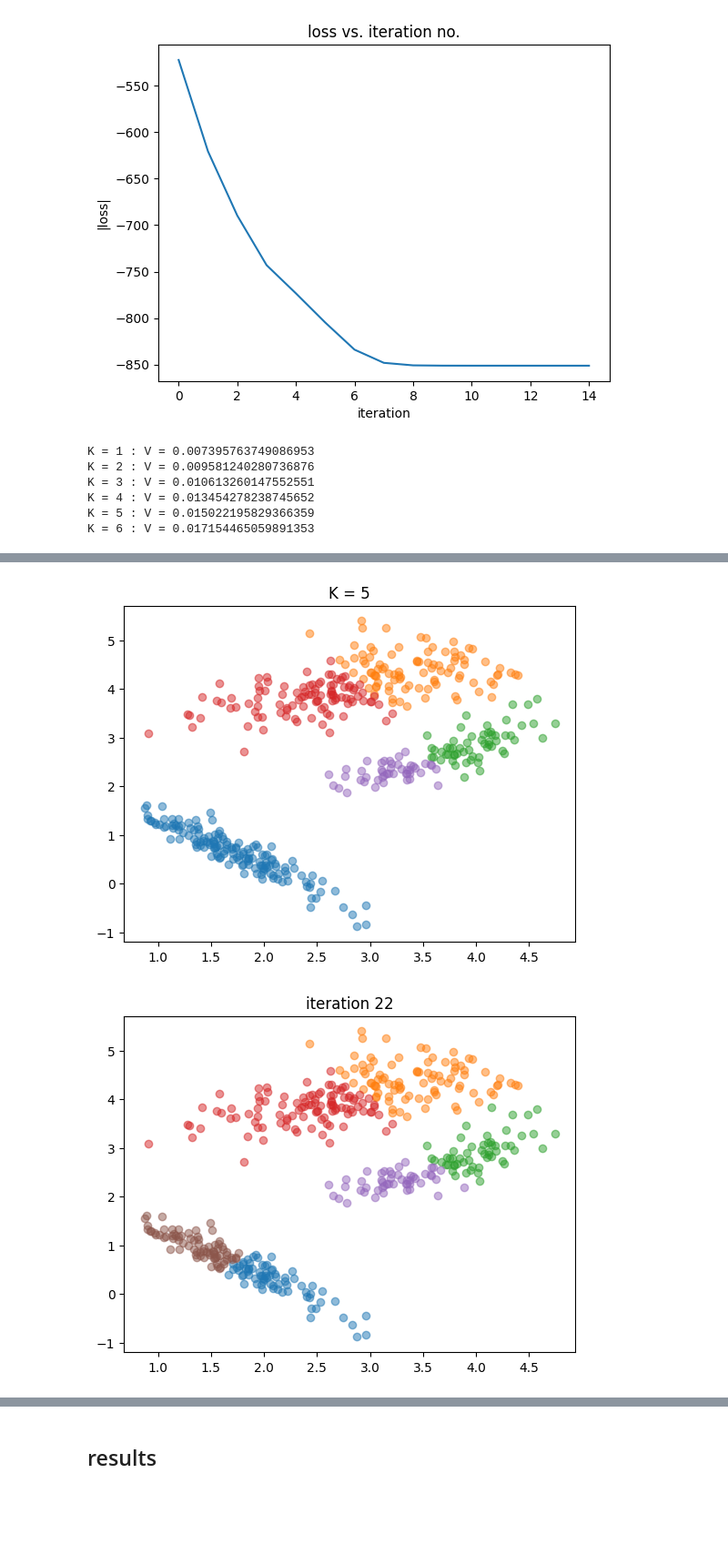
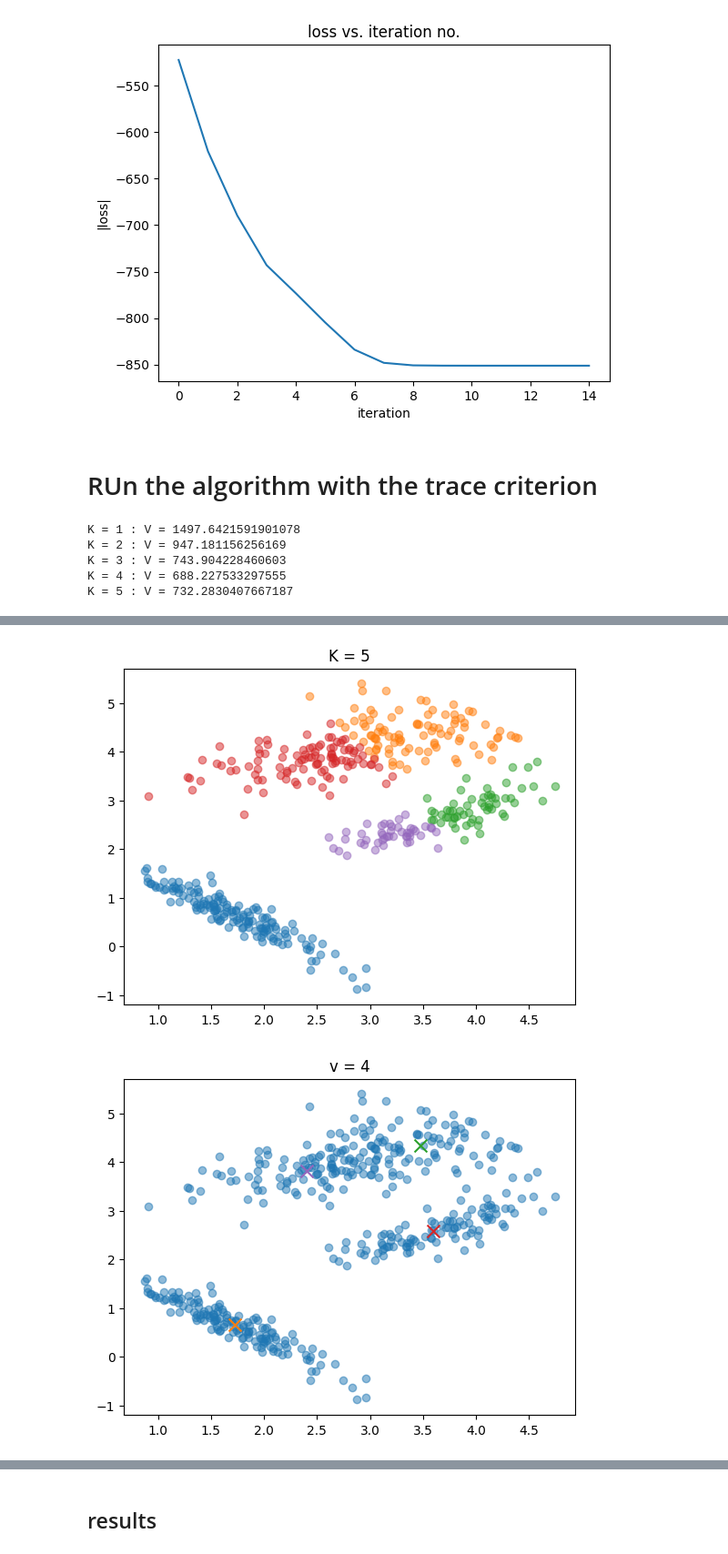
Before and after one commit to nadavo11/FCM_unsupervised_learning, a Jupyter notebook: Gath-Geva-clustering.ipynb, the cells around one changed output, grey strips where cells are left out. Shown at 91% size. Drawn from its saved outputs; the diff is of its cells as text; code cells hidden in the pictures; blank space fills up the shorter version.

```diff
--- a/Gath-Geva-clustering.ipynb
+++ b/Gath-Geva-clustering.ipynb
@@ -338,5 +338,5 @@ def trace_criterion(data, centroids, membership):
     V = 0
     for k in range(K):
         S_W = np.cov(clusters[k].T)
-        V += np.trace(S_W)* (1/clusters[k].shape[0])
-    return V
+        V += np.trace(S_W)*(clusters[k].shape[0])
+    return V*K
@@ -431,23 +426,26 @@ plot_loss(losses)
 [figure]
 [figure]
 [figure]
+# %% [markdown]
+# RUn the algorithm with the trace criterion
 # %%
-V,C = WUOFC(data, 7, trace_criterion)
+V,C = WUOFC(data, 6, trace_criterion)
+plot_clusters([data],title=f'v = {V+1}')
+plot_centroids(C)
 # %% [output]
-K = 1 : V = 0.007395763749086953
-K = 2 : V = 0.009581240280736876
-K = 3 : V = 0.010613260147552551
-K = 4 : V = 0.013454278238745652
-K = 5 : V = 0.015022195829366359
-K = 6 : V = 0.017154465059891353
+K = 1 : V = 1497.6421591901078
+K = 2 : V = 947.181156256169
+K = 3 : V = 743.904228460603
+K = 4 : V = 688.227533297555
+K = 5 : V = 732.2830407667187
 [figure]
 [figure]
 [figure]
 [figure]
 [figure]
 [figure]
 [figure]
 [figure]
 [figure]
 [figure]
-[figure, old version]
+[figure, new version]
```
Also changed, not shown: parts of 3 cells of this notebook.
